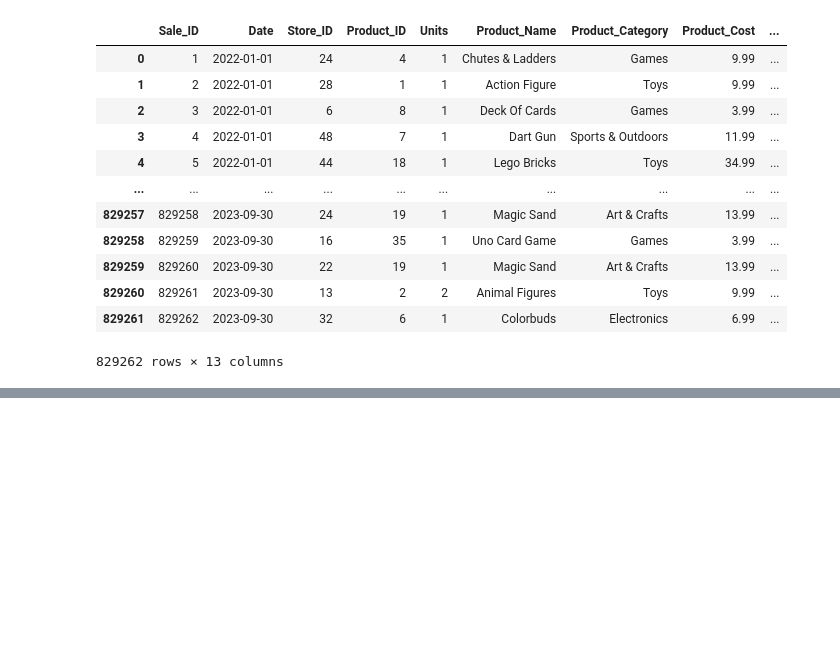
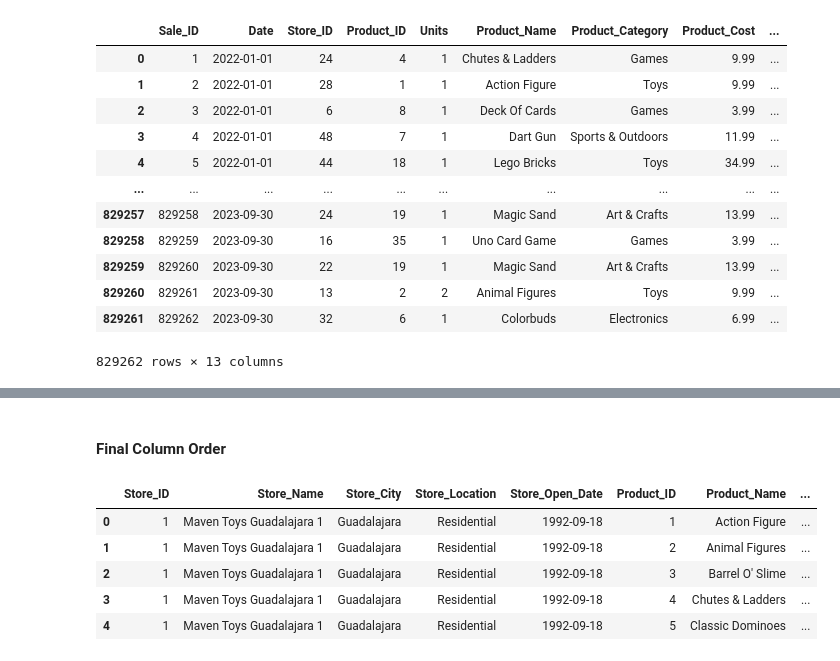
Before and after one commit to DFCR1411/retail_sales_inventory_analysis, a Jupyter notebook: notebooks/01-dfcr-retail-sales-inventory-eda.ipynb, the cells around one changed output, grey strips where cells are left out. Cells and saved outputs as stored; diff of their text form; code cells hidden in the pictures; blank space fills up the shorter version.

```diff
--- a/notebooks/01-dfcr-retail-sales-inventory-eda.ipynb
+++ b/notebooks/01-dfcr-retail-sales-inventory-eda.ipynb
@@ -450,0 +732,29 @@ sales
+# %% [markdown]
+#### Final Column Order
+# %%
+inventory_analysis = inventory_analysis[
+    [
+        "Store_ID",
+        "Store_Name",
+        "Store_City",
+        "Store_Location",
+        "Store_Open_Date",
+        "Product_ID",
+        "Product_Name",
+        "Product_Category",
+        "Product_Cost",
+        "Product_Price",
+        "Stock_On_Hand",
+        "Units_Sold",
+        "Transactions"
+    ]
+]
+
+inventory_analysis.head()
+# %% [output]
+|  | Store_ID | Store_Name | Store_City | Store_Location | Store_Open_Date | Product_ID | Product_Name | ... |
+| 0 | 1 | Maven Toys Guadalajara 1 | Guadalajara | Residential | 1992-09-18 | 1 | Action Figure | ... |
+| 1 | 1 | Maven Toys Guadalajara 1 | Guadalajara | Residential | 1992-09-18 | 2 | Animal Figures | ... |
+| 2 | 1 | Maven Toys Guadalajara 1 | Guadalajara | Residential | 1992-09-18 | 3 | Barrel O' Slime | ... |
+| 3 | 1 | Maven Toys Guadalajara 1 | Guadalajara | Residential | 1992-09-18 | 4 | Chutes & Ladders | ... |
+| 4 | 1 | Maven Toys Guadalajara 1 | Guadalajara | Residential | 1992-09-18 | 5 | Classic Dominoes | ... |
```
Also changed, not shown: parts of 67 cells of this notebook.
